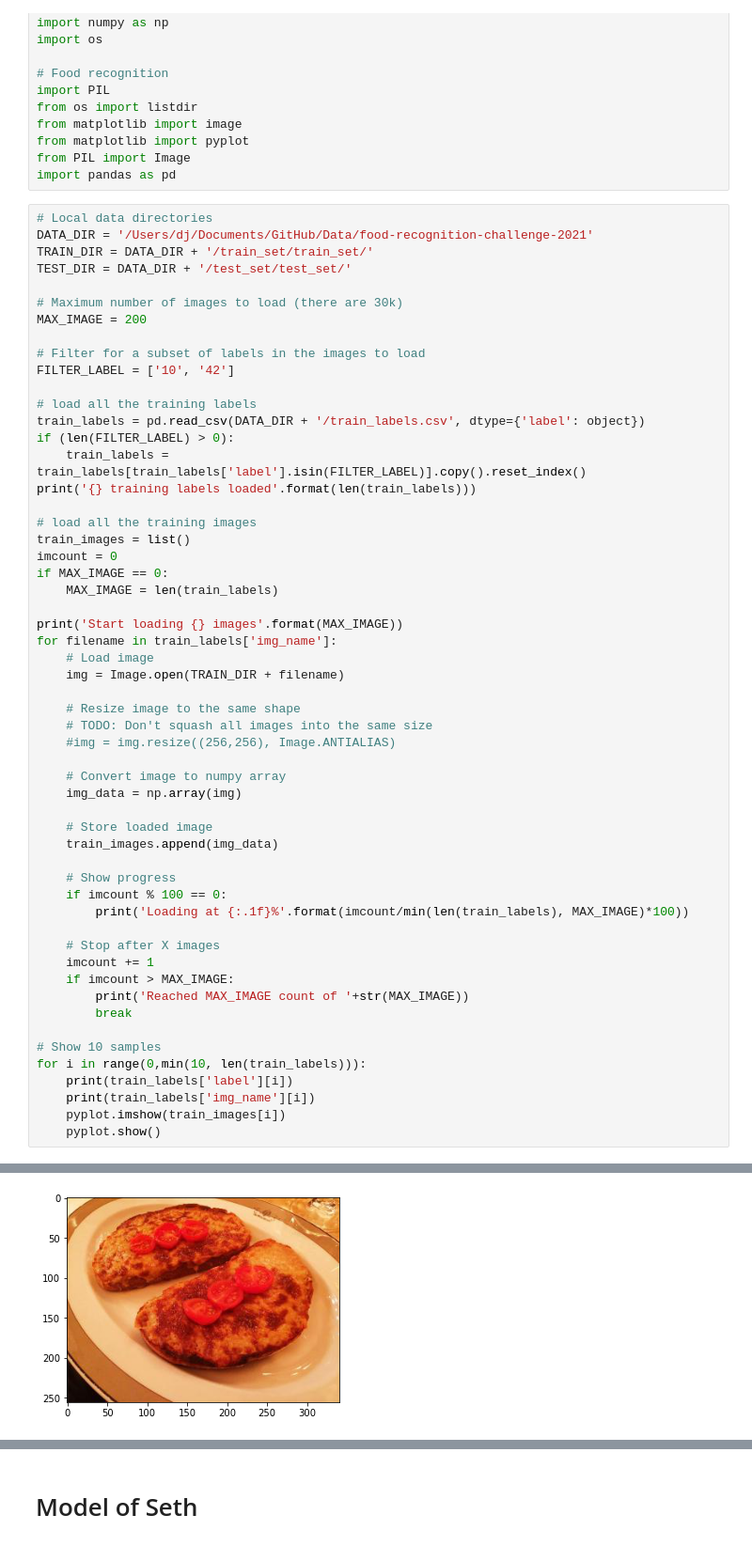
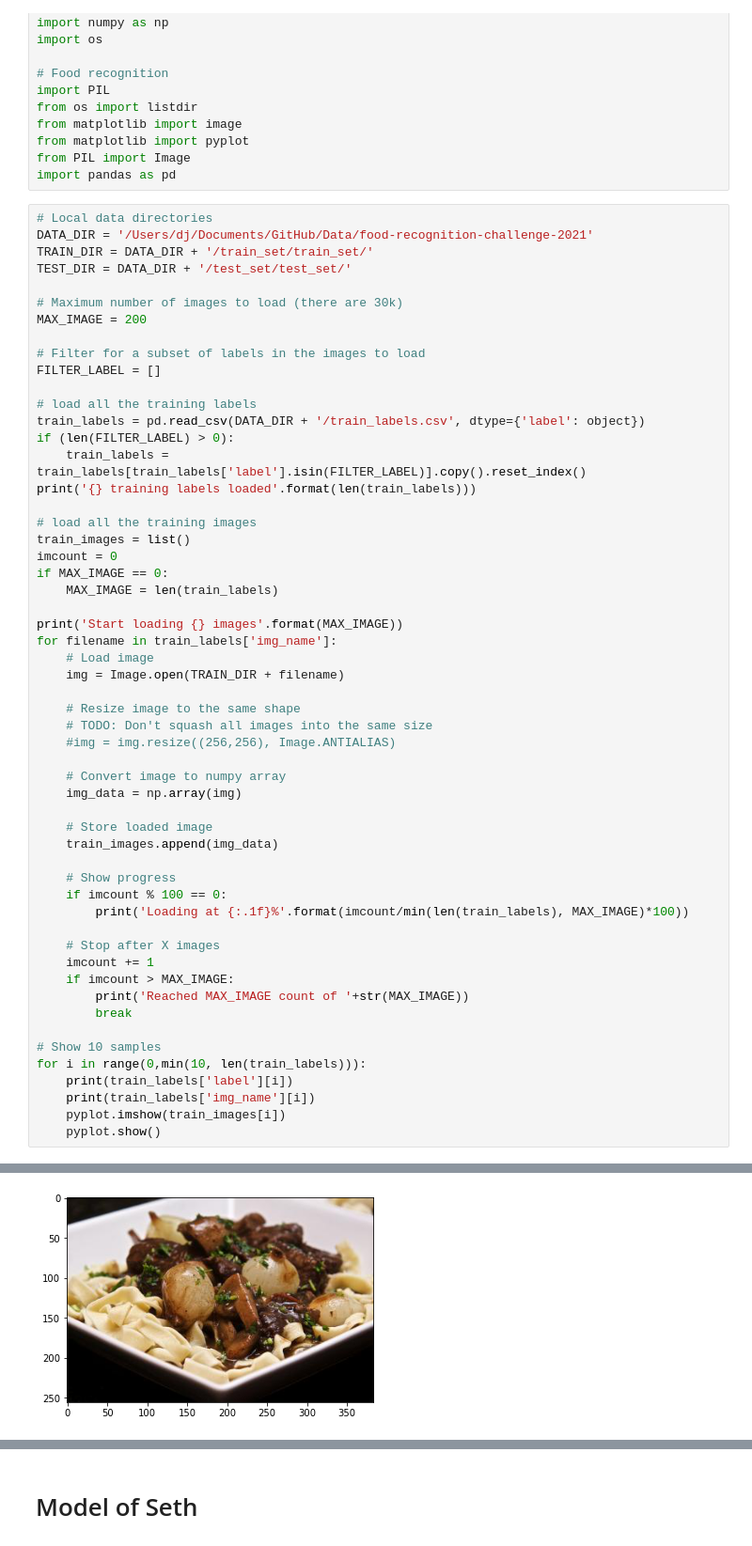
Before and after one commit to damajojung/Neural-Networks-Sandbox, a Jupyter notebook: Food-Recognition.ipynb, the cells around one changed output, grey strips where cells are left out. Shown at 94% size. Drawn from its saved outputs; the diff is of its cells as text.

```diff
--- a/Food-Recognition.ipynb
+++ b/Food-Recognition.ipynb
@@ -25,7 +25,7 @@ TEST_DIR = DATA_DIR + '/test_set/test_set/'
 MAX_IMAGE = 200
 
 # Filter for a subset of labels in the images to load
-FILTER_LABEL = ['10', '42']
+FILTER_LABEL = []
 
 # load all the training labels
 train_labels = pd.read_csv(DATA_DIR + '/train_labels.csv', dtype={'label': object})
@@ -82 +82 @@ train_7.jpg
-[figure, old version]
+[figure, new version]
```
Also changed, not shown: parts of 4 cells of this notebook, 1 other file.
